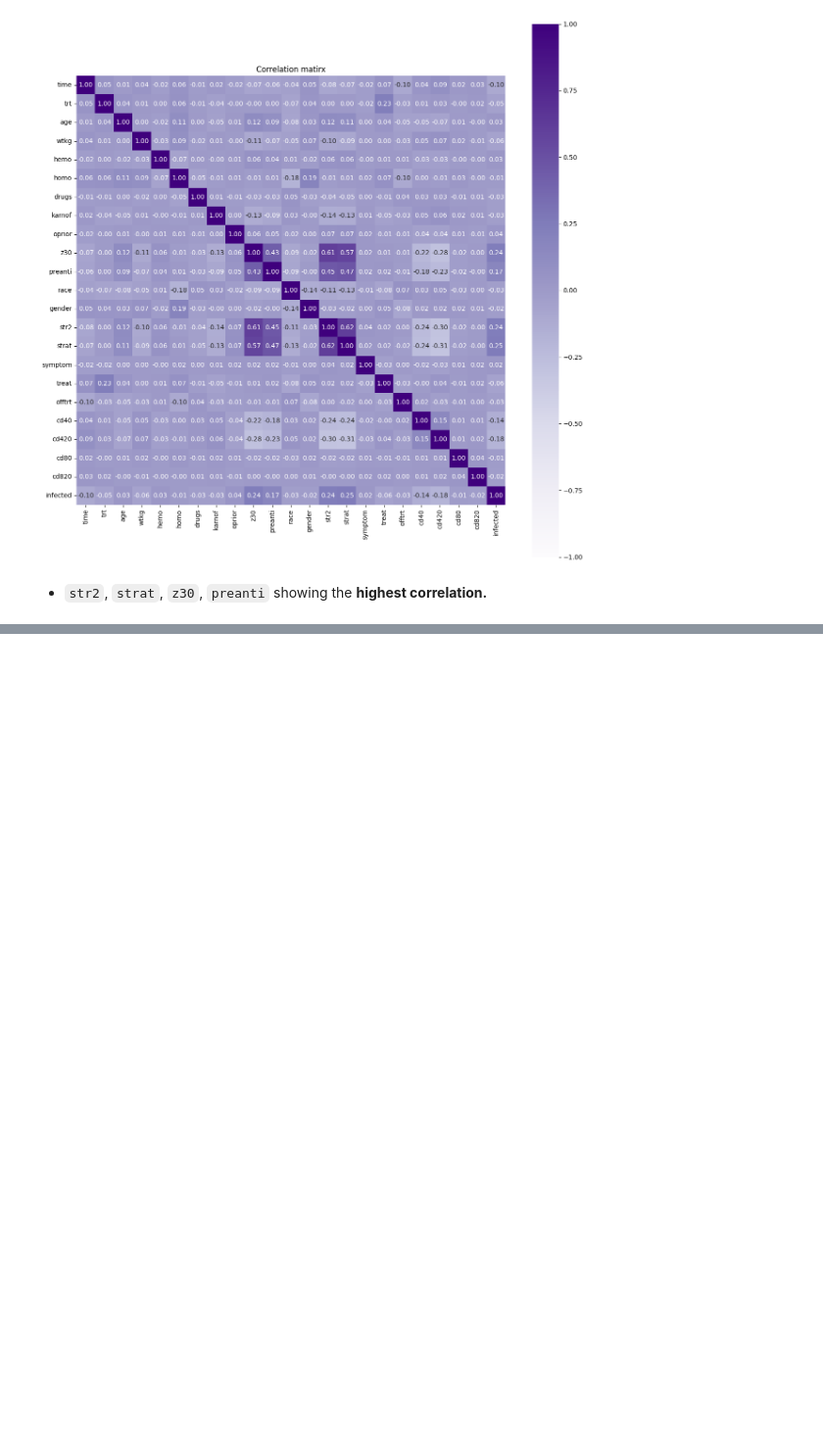
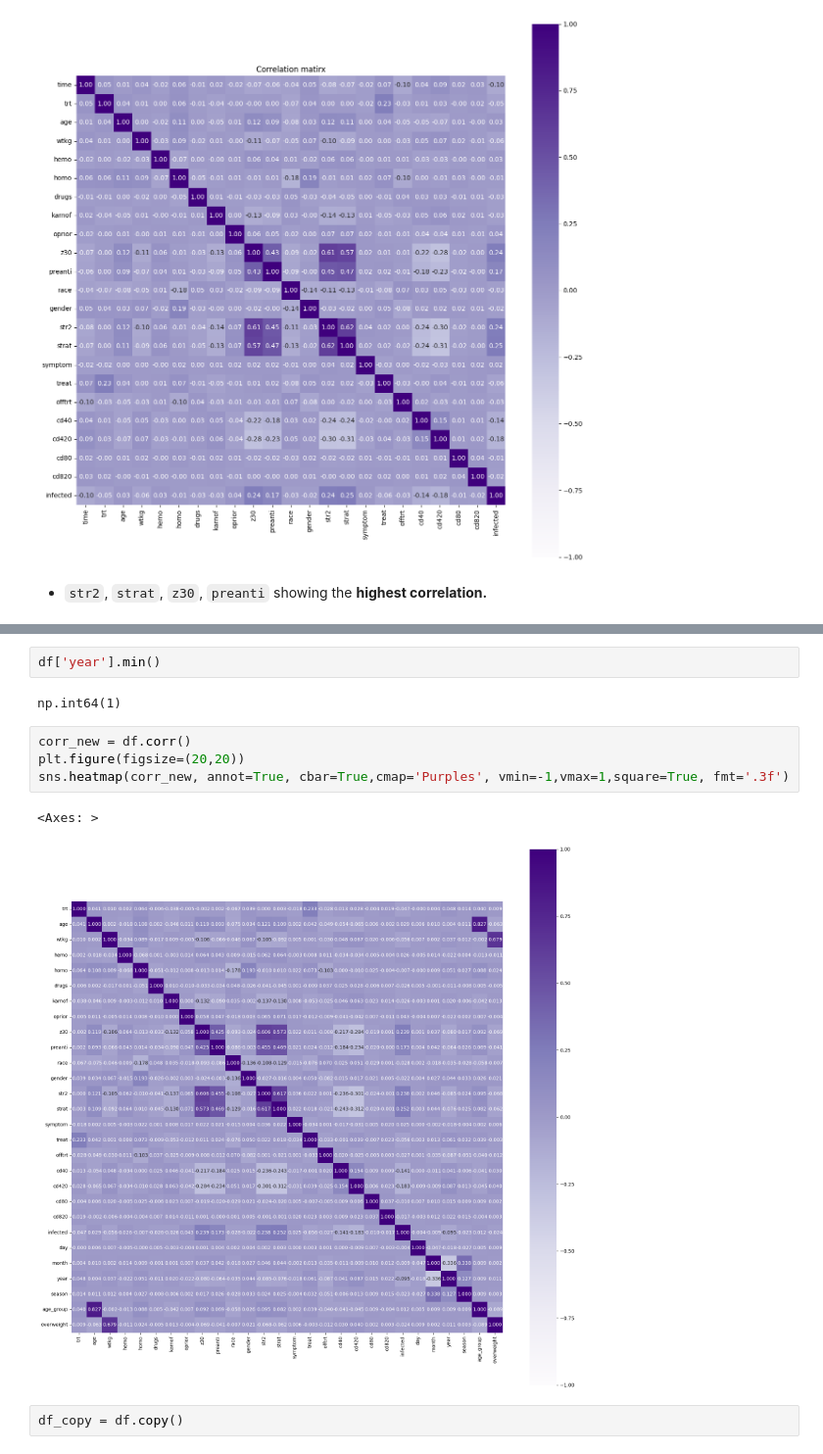
Before and after one commit to yanicodeverse/AIDS_Virus_Infection_Prediction, a Jupyter notebook: AIDS.ipynb, the cells around one changed output, grey strips where cells are left out. Shown at 98% size. Cells and saved outputs as stored; diff of their text form; blank space fills up the shorter version.

```diff
--- a/AIDS.ipynb
+++ b/AIDS.ipynb
@@ -367,0 +452,13 @@ Text(0.5, 1.0, 'Correlation matirx')
+# %%
+df['year'].min()
+# %% [output]
+np.int64(1)
+# %%
+corr_new = df.corr()
+plt.figure(figsize=(20,20))
+sns.heatmap(corr_new, annot=True, cbar=True,cmap='Purples', vmin=-1,vmax=1,square=True, fmt='.3f')
+# %% [output]
+<Axes: >
+[figure, added]
+# %%
+df_copy = df.copy()
```
Also changed, not shown: parts of 4 cells of this notebook.
